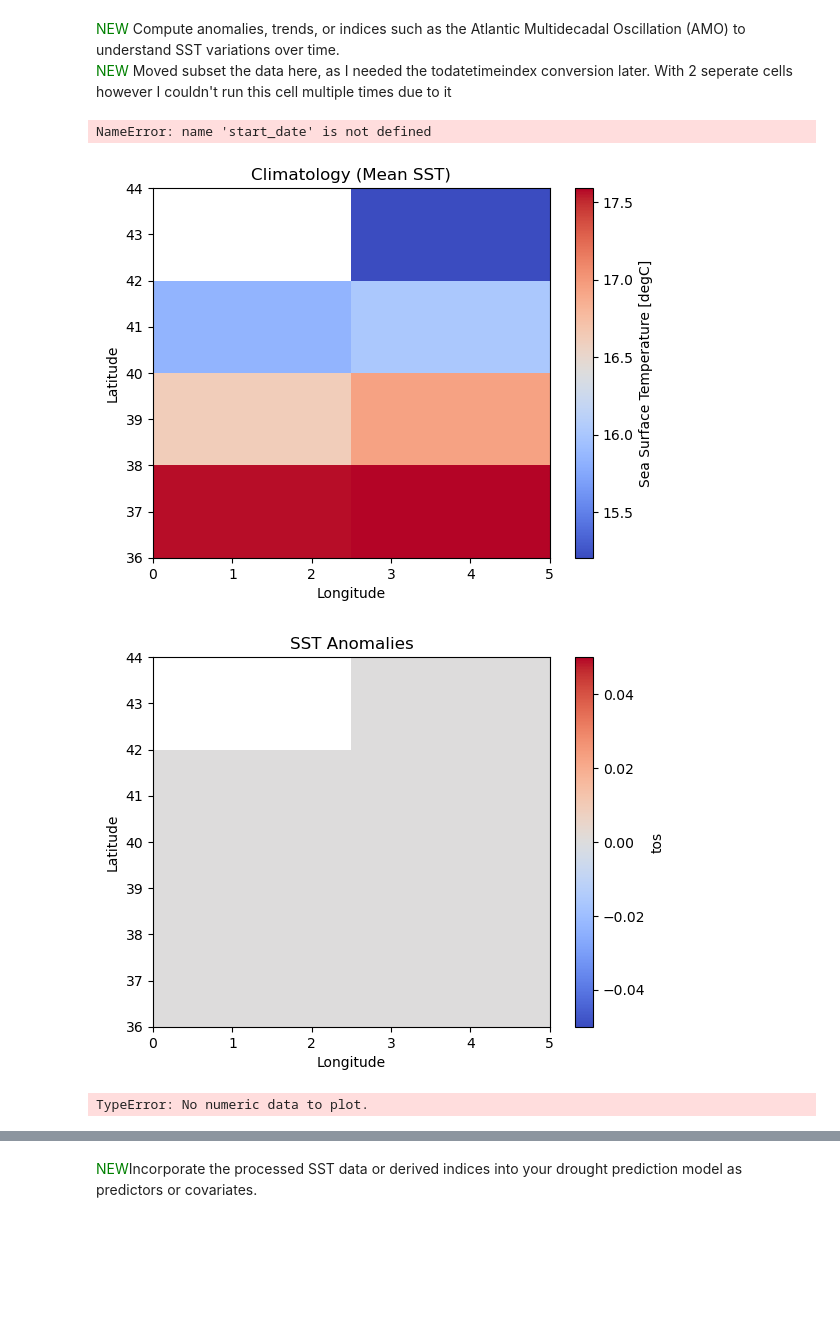
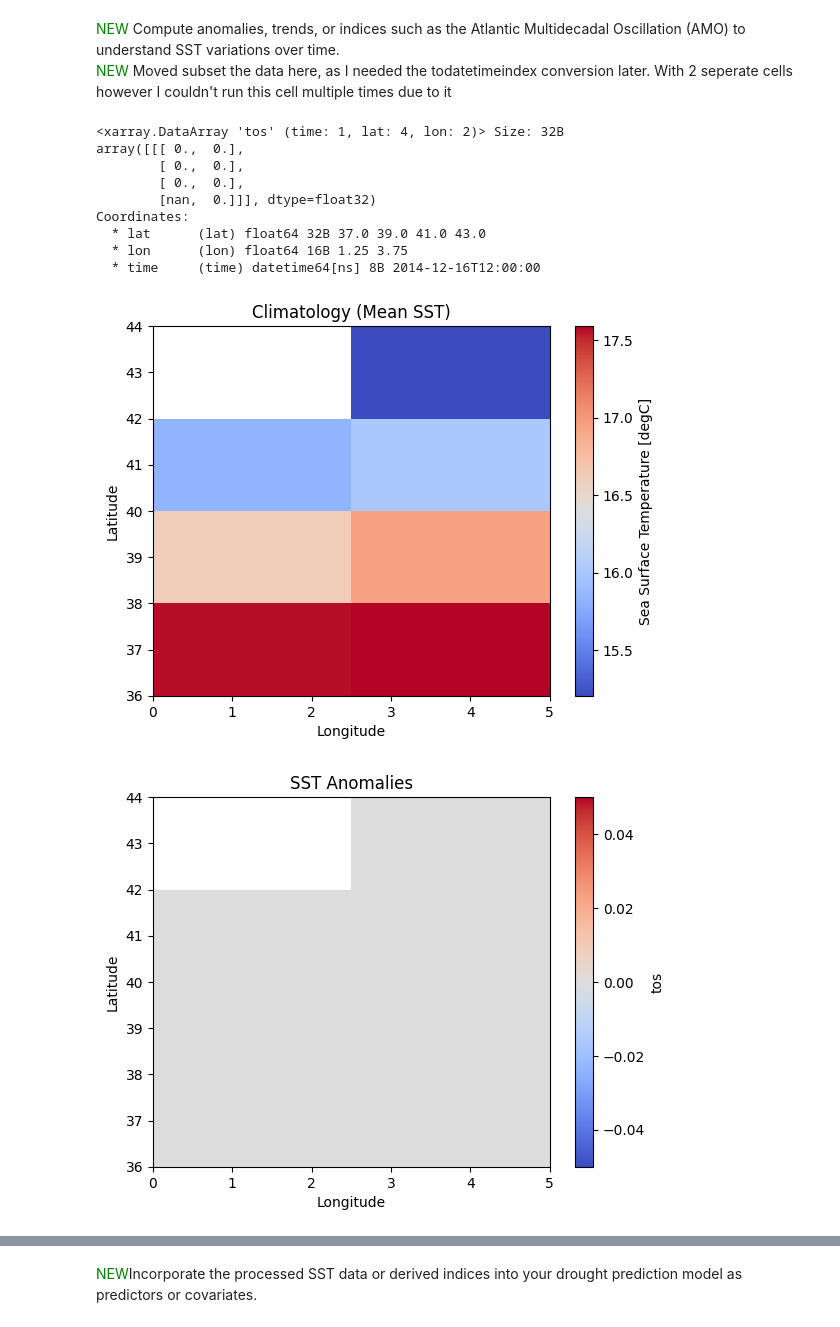
Before and after one commit to KathyBees/AI_Climate, a Jupyter notebook: drought_detection.ipynb, the cells around one changed output, grey strips where cells are left out. Drawn from its saved outputs; the diff is of its cells as text; code cells hidden in the pictures; blank space fills up the shorter version.

```diff
--- a/drought_detection.ipynb
+++ b/drought_detection.ipynb
@@ -128,8 +128,8 @@ data_inner_steps = 24  # process every 24th hour
 # Define the latitude and longitude bounds for Spain
 # Die Werte müssen eigentlich größer sein, da im Mittelmeer auch Abläufe sind, die das beeinflussen. Für die Fläche
 
-lat_bounds = slice(36, 44)  # Latitude range for Spain mainland
-lon_bounds = slice(-10, 4)  # Longitude range for Spain mainland
+lat_bounds = slice(34, 45)  # Latitude range for Spain mainland
+lon_bounds = slice(-24, 4)  # Longitude range for Spain mainland
 # %% [markdown]
 <span style="color:green">NEW</span>Subset the data before adding it to era5 input for the model \
 <span style="color:green">NEW</span>Data in ersst_data is only from Jan 2001 til Jan 2014. changed the start and end_date for testing purposes. ALso why constricting the time?
@@ -154,30 +154,41 @@ sst_anomalies = sst_subset.groupby('time') - climatology
 amo_index = sst_anomalies.mean(dim=['lat', 'lon'])
 print(sst_anomalies)
 # %% [output]
-NameError: name 'start_date' is not defined
+<xarray.DataArray 'tos' (time: 1, lat: 4, lon: 2)> Size: 32B
+array([[[ 0.,  0.],
+        [ 0.,  0.],
+        [ 0.,  0.],
+        [nan,  0.]]], dtype=float32)
+Coordinates:
+  * lat      (lat) float64 32B 37.0 39.0 41.0 43.0
+  * lon      (lon) float64 16B 1.25 3.75
+  * time     (time) datetime64[ns] 8B 2014-12-16T12:00:00
 # %%
 # TODO Modify plots (not very meaningful)
 import matplotlib.pyplot as plt
 
 climatology.isel(time=0).plot(cmap='coolwarm')
 plt.title("Climatology (Mean SST)")
 plt.xlabel("Longitude")
 plt.ylabel("Latitude")
 plt.show()
 
 sst_anomalies.isel(time=0).plot(cmap='coolwarm')
 plt.title("SST Anomalies")
 plt.xlabel("Longitude")
 plt.ylabel("Latitude")
 plt.show()
 
-amo_index.plot(label="AMO Index")
-plt.title("AMO Index")
+plt.figure(figsize=(12,6))
+plt.plot(amo_index, label="AMO INDEX", color="b")
+plt.axhline(0, color="k", linestyle="--", linewidth=0.8, label="Zero Anomaly")
+plt.title("Atlantic Multidecadal Oscillation (AMO) Index")
 plt.xlabel("Time")
-plt.ylabel("AMO Index")
-plt.grid()
+plt.ylabel("SST Anomalies (°C)")
+plt.legend()
+plt.grid(True)
+plt.tight_layout()
 plt.show()
 # %% [output]
-[figure, old version]
+[figure, new version]
-[figure, old version]
+[figure, new version]
-TypeError: No numeric data to plot.
```
Also changed, not shown: parts of 1 cell of this notebook.
